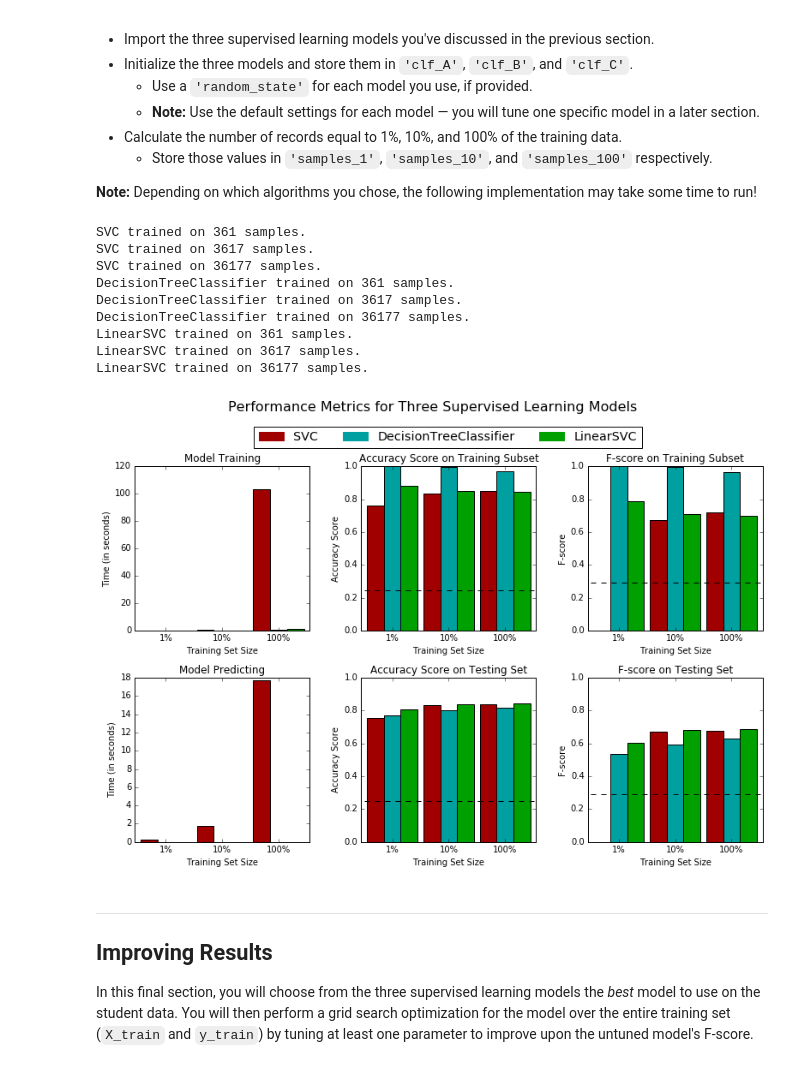
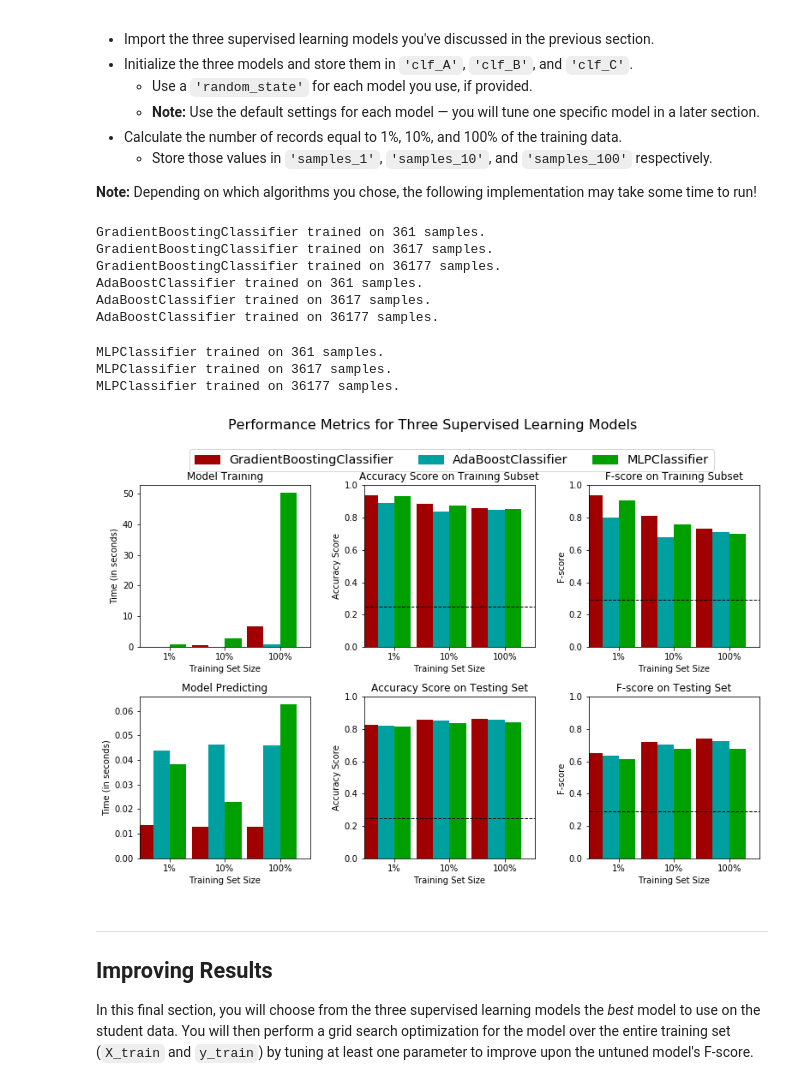
Before and after one commit to Bovey0809/machine-learning, a Jupyter notebook: projects/finding_donors/finding_donors.ipynb, the cells around one changed output. Saved outputs shown, nothing was run; the diff lists cells and outputs as text; code cells hidden in the pictures.

```diff
--- a/projects/finding_donors/finding_donors.ipynb
+++ b/projects/finding_donors/finding_donors.ipynb
@@ -441,46 +376,52 @@ In the code cell, you will need to implement the following:
 # %%
 # TODO: Import the three supervised learning models from sklearn
 from sklearn.naive_bayes import GaussianNB
 from sklearn.tree import DecisionTreeClassifier
 from sklearn.svm import LinearSVC
 import visuals as vs
 from sklearn.svm import SVC
+from sklearn.ensemble import RandomForestClassifier, AdaBoostClassifier, BaggingClassifier, GradientBoostingClassifier
+from sklearn.linear_model import SGDClassifier, LogisticRegression
+from sklearn.neighbors import KNeighborsClassifier
+from sklearn.neural_network import MLPClassifier
+
+
 # TODO: Initialize the three models
-clf_A = SVC(random_state=0)
-clf_B = DecisionTreeClassifier(random_state=0)
-clf_C = LinearSVC(random_state=0)
+clf_A = GradientBoostingClassifier(random_state=0)
+clf_B = AdaBoostClassifier(random_state=0)
+clf_C = MLPClassifier()
 
 
 # TODO: Calculate the number of samples for 1%, 10%, and 100% of the training data
 # HINT: samples_100 is the entire training set i.e. len(y_train)
 # HINT: samples_10 is 10% of samples_100
 # HINT: samples_1 is 1% of samples_100
 samples_100 = len(y_train)
 samples_10 = int(0.1 * samples_100)
 samples_1 = int(0.1 * samples_10)
 
 # Collect results on the learners
 results = {}
 for clf in [clf_A, clf_B, clf_C]:
     clf_name = clf.__class__.__name__
     results[clf_name] = {}
     for i, samples in enumerate([samples_1, samples_10, samples_100]):
         results[clf_name][i] = \
         train_predict(clf, samples, X_train, y_train, X_test, y_test)
 
 # Run metrics visualization for the three supervised learning models chosen
 vs.evaluate(results, accuracy, fscore)
 # %% [output]
-SVC trained on 361 samples.
-SVC trained on 3617 samples.
-SVC trained on 36177 samples.
-DecisionTreeClassifier trained on 361 samples.
-DecisionTreeClassifier trained on 3617 samples.
-DecisionTreeClassifier trained on 36177 samples.
-LinearSVC trained on 361 samples.
-LinearSVC trained on 3617 samples.
-LinearSVC trained on 36177 samples.
+GradientBoostingClassifier trained on 361 samples.
+GradientBoostingClassifier trained on 3617 samples.
+GradientBoostingClassifier trained on 36177 samples.
+AdaBoostClassifier trained on 361 samples.
+AdaBoostClassifier trained on 3617 samples.
+AdaBoostClassifier trained on 36177 samples.
+MLPClassifier trained on 361 samples.
+MLPClassifier trained on 3617 samples.
+MLPClassifier trained on 36177 samples.
-[figure, old version]
+[figure, new version]
 # %% [markdown]
 ----
 ## Improving Results
```
Also changed, not shown: parts of 27 cells of this notebook, 2 other files.
